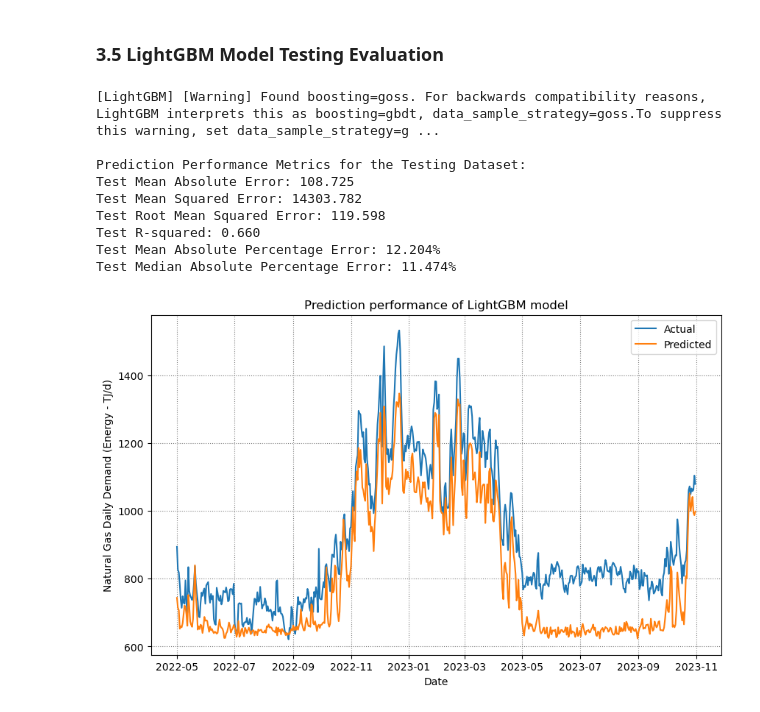
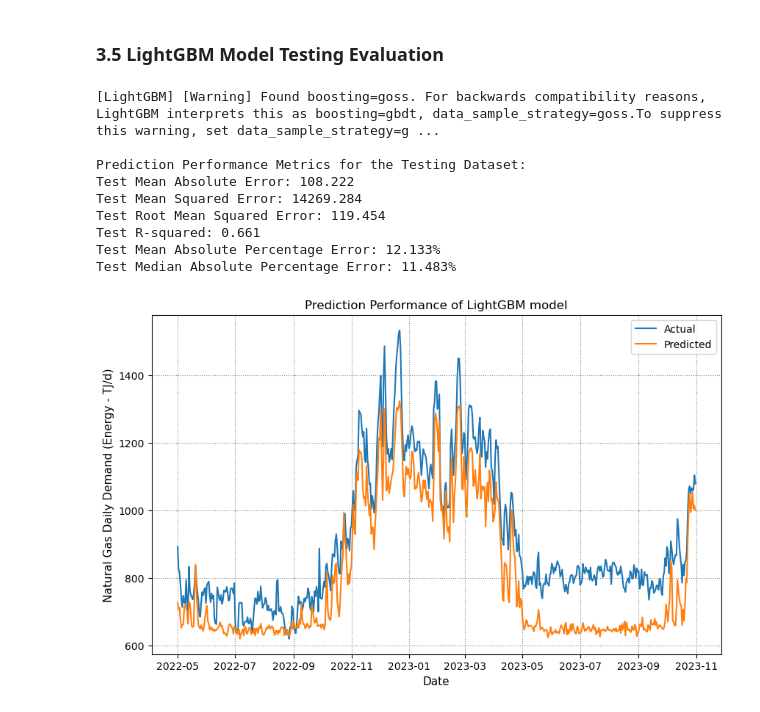
Before and after one commit to Nathan-13/Capstone-Project_Predicting-Natural-Gas-Consumption, a Jupyter notebook: notebooks/model_lightgbm.ipynb, the cells around one changed output. Drawn from its saved outputs; the diff is of its cells as text; code cells hidden in the pictures.

```diff
--- a/notebooks/model_lightgbm.ipynb
+++ b/notebooks/model_lightgbm.ipynb
@@ -233,12 +245,12 @@ for i, (train_index, test_index) in enumerate(tscv.split(X)):
 
     # Plot the test data and predictions for this fold
     plt.plot(df.iloc[test_index]['DATE'], y_test, color='royalblue', label='Actual')
-    plt.plot(df.iloc[test_index]['DATE'], predictions, color='darkorange', label='Prediction')
+    plt.plot(df.iloc[test_index]['DATE'], predictions, color='darkorange', label='Validations')
 
 # Show the plot with a legend
-plt.title('LightGBM model results with Cross-Validation', fontsize=14)
-plt.xlabel('Date', fontsize=12)
-plt.ylabel('Natural Gas daily demand (Energy - TJ/d)', fontsize=12)
+plt.title('LightGBM model results with Cross-Validation', fontsize=12)
+plt.xlabel('Date', fontsize=11)
+plt.ylabel('Natural Gas daily demand (Energy - TJ/d)', fontsize=11)
 # Only add the legend once
 handles, labels = plt.gca().get_legend_handles_labels()
 by_label = dict(zip(labels, handles))
@@ -249,7 +261,7 @@ plt.show()
 
 # Calculate and print the average evaluation metrics across all folds
 average_cv_metrics = np.mean(cv_fold_metrics, axis=0)
-print("\nAverage Metrics Across All Folds:")
+print("\nAverage Metrics across all Folds:")
 print(f"Validation Mean Squared Error: {average_cv_metrics[0]:.3f}")
 print(f"Validation Mean Absolute Error: {average_cv_metrics[1]:.3f}")
 print(f"Validation Root Mean Squared Error: {average_cv_metrics[2]:.3f}")
@@ -614,43 +535,43 @@ rmse_test = np.sqrt(mse_test)
 r2_test = r2_score(y_test, y_pred)
 mape_test = np.mean(np.abs((y_test - y_pred) / y_test)) * 100
 mdape_test = np.median(np.abs((y_test - y_pred) / y_test)) * 100
 
 # Print prediction performance metrics
 print("\nPrediction Performance Metrics for the Testing Dataset:")
 print(f'Test Mean Absolute Error: {mae_test:.3f}')
 print(f'Test Mean Squared Error: {mse_test:.3f}')
 print(f'Test Root Mean Squared Error: {rmse_test:.3f}')
 print(f'Test R-squared: {r2_test:.3f}')
 print(f'Test Mean Absolute Percentage Error: {mape_test:.3f}%')
 print(f'Test Median Absolute Percentage Error: {mdape_test:.3f}%')
 
 # Convert the Date to datetime
 #testing_set_df['DATE'] = pd.to_datetime(testing_set_df['DATE'])
 
 # Plotting actuals and forecasted values for the test set
 plt.figure(figsize=(10, 6))
 plt.plot(testing_df['DATE'], y_test, label='Actual')
 plt.plot(testing_df['DATE'], y_pred, label='Predicted')
 plt.legend()
-plt.xlabel('Date')
-plt.ylabel('Natural Gas Daily Demand (Energy - TJ/d)')
+plt.xlabel('Date', fontsize=11)
+plt.ylabel('Natural Gas Daily Demand (Energy - TJ/d)', fontsize=11)
 plt.grid(linestyle=":", color='grey')
-plt.title('Prediction performance of LightGBM model')
+plt.title('Prediction Performance of LightGBM model', fontsize=12)
 plt.show()
 
 lightgbm_results_df = testing_df[['DATE', 'NG_DEMAND']].copy()
 lightgbm_results_df['Predicted_NG_DEMAND'] = y_pred
 # %% [output]
 [LightGBM] [Warning] Found boosting=goss. For backwards compatibility reasons, LightGBM interprets this as boosting=gbdt, data_sample_strategy=goss.To suppress this warning, set data_sample_strategy=g ...
 
 Prediction Performance Metrics for the Testing Dataset:
-Test Mean Absolute Error: 108.725
-Test Mean Squared Error: 14303.782
-Test Root Mean Squared Error: 119.598
-Test R-squared: 0.660
-Test Mean Absolute Percentage Error: 12.204%
-Test Median Absolute Percentage Error: 11.474%
+Test Mean Absolute Error: 108.222
+Test Mean Squared Error: 14269.284
+Test Root Mean Squared Error: 119.454
+Test R-squared: 0.661
+Test Mean Absolute Percentage Error: 12.133%
+Test Median Absolute Percentage Error: 11.483%
-[figure, old version]
+[figure, new version]
 # %%
 # Save the prediction result dataframe
 lightgbm_results_df.reset_index(drop=True, inplace=True)
```
Also changed, not shown: parts of 10 cells of this notebook, 30 other files.
